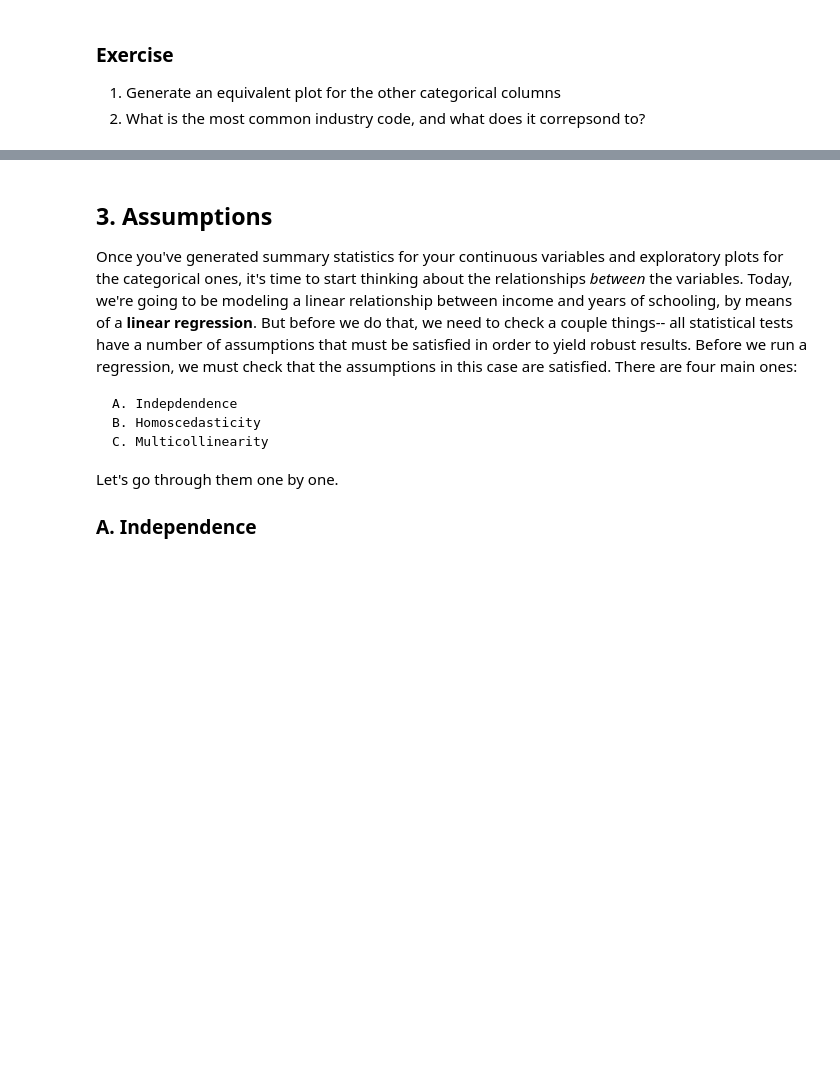
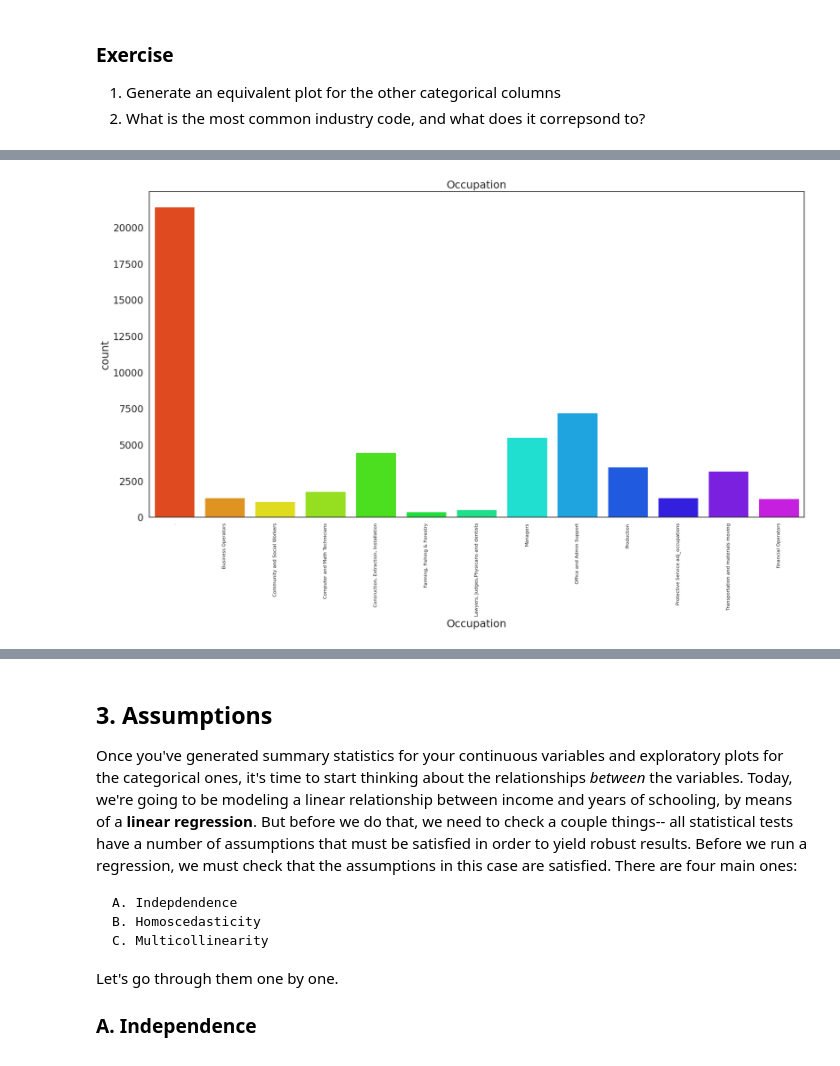
Before and after one commit to Maxbruel/QM2, a Jupyter notebook: notebooks/W08. Linear Regression.ipynb, the cells around one changed output, grey strips where cells are left out. Cells and saved outputs as stored; diff of their text form; code cells hidden in the pictures; blank space fills up the shorter version.

```diff
--- a/notebooks/W08. Linear Regression.ipynb
+++ b/notebooks/W08. Linear Regression.ipynb
@@ -172,0 +189,10 @@ plt.show() # show the plot
+# %%
+ax=sns.countplot(data=reg_df, x='occupation',palette='gist_rainbow') # plot the staet variable
+
+plt.title('Occupation') # add a title
+plt.xlabel('Occupation')
+ax.tick_params(axis='x', rotation=90,labelsize=8)
+
+plt.show()
+# %% [output]
+[figure, added]
```
Also changed, not shown: parts of 19 cells of this notebook.
